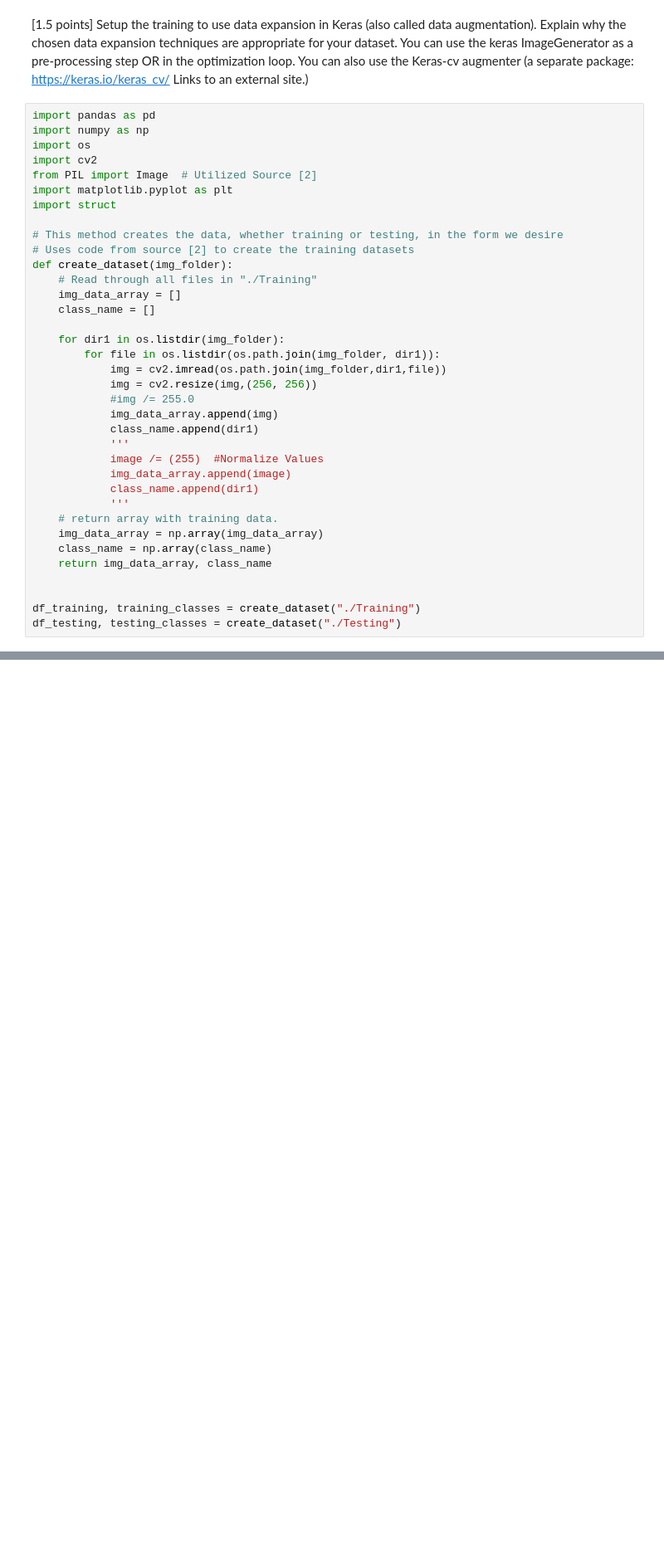
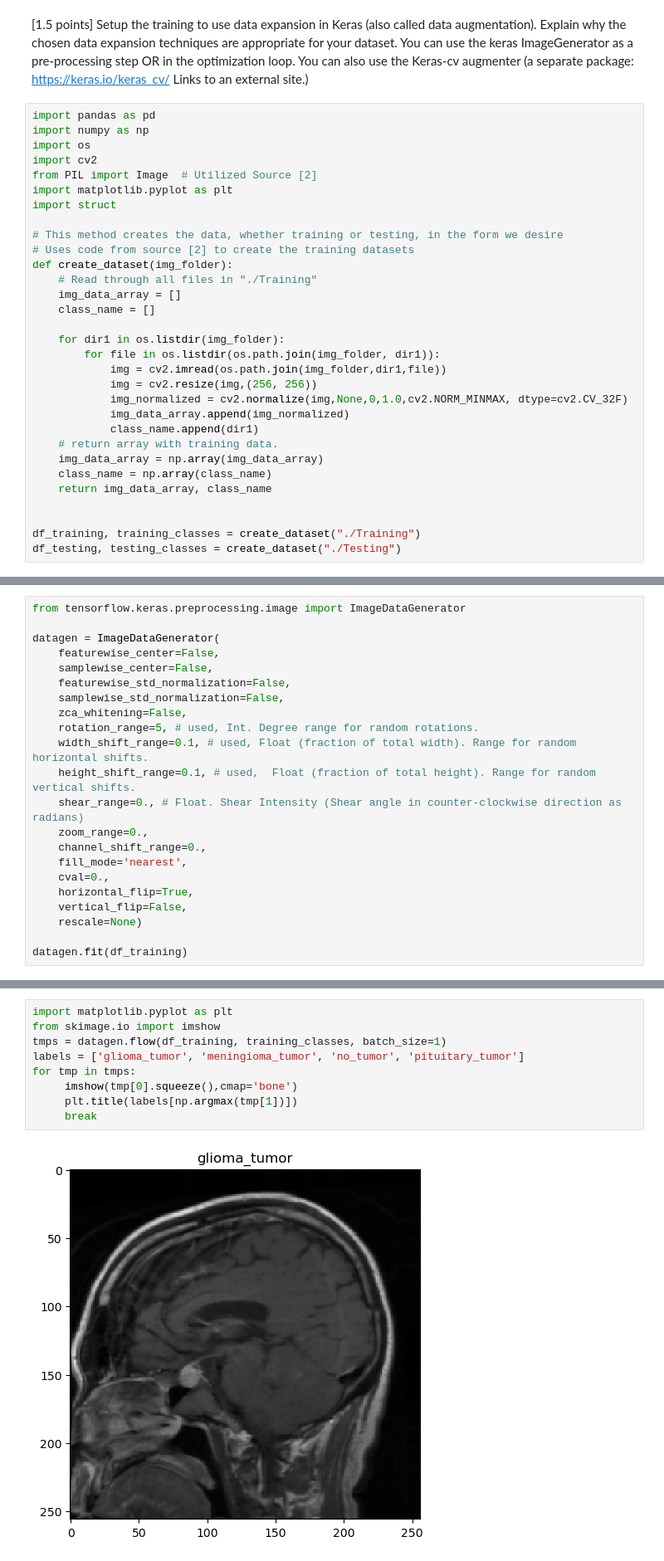
Before and after one commit to yaosam521/ML-Lab-6, a Jupyter notebook: CNN.ipynb, the cells around one changed output, grey strips where cells are left out. Shown at 83% size. Cells and saved outputs as stored; diff of their text form; blank space fills up the shorter version.

Commit message:
Added basic data augmentation

```diff
--- a/CNN.ipynb
+++ b/CNN.ipynb
@@ -48,14 +48,9 @@ def create_dataset(img_folder):
         for file in os.listdir(os.path.join(img_folder, dir1)):
             img = cv2.imread(os.path.join(img_folder,dir1,file))
             img = cv2.resize(img,(256, 256))
-            #img /= 255.0
-            img_data_array.append(img)
+            img_normalized = cv2.normalize(img,None,0,1.0,cv2.NORM_MINMAX, dtype=cv2.CV_32F)
+            img_data_array.append(img_normalized)
             class_name.append(dir1)
-            '''
-            image /= (255)  #Normalize Values
-            img_data_array.append(image)
-            class_name.append(dir1)
-            '''
     # return array with training data.
     img_data_array = np.array(img_data_array)
     class_name = np.array(class_name)
@@ -94,0 +94,22 @@ testing_classes = testing_classes.astype(int)
+# %%
+from tensorflow.keras.preprocessing.image import ImageDataGenerator
+
+datagen = ImageDataGenerator(
+    featurewise_center=False,
+    samplewise_center=False,
+    featurewise_std_normalization=False,
+    samplewise_std_normalization=False,
+    zca_whitening=False,
+    rotation_range=5, # used, Int. Degree range for random rotations.
+    width_shift_range=0.1, # used, Float (fraction of total width). Range for random horizontal shifts.
+    height_shift_range=0.1, # used,  Float (fraction of total height). Range for random vertical shifts.
+    shear_range=0., # Float. Shear Intensity (Shear angle in counter-clockwise direction as radians)
+    zoom_range=0.,
+    channel_shift_range=0.,
+    fill_mode='nearest',
+    cval=0.,
+    horizontal_flip=True,
+    vertical_flip=False,
+    rescale=None)
+
+datagen.fit(df_training)
@@ -95,3 +118,14 @@ testing_classes = testing_classes.astype(int)
+# %%
+import matplotlib.pyplot as plt
+from skimage.io import imshow
+tmps = datagen.flow(df_training, training_classes, batch_size=1)
+labels = ['glioma_tumor', 'meningioma_tumor', 'no_tumor', 'pituitary_tumor']
+for tmp in tmps:
+     imshow(tmp[0].squeeze(),cmap='bone')
+     plt.title(labels[np.argmax(tmp[1])])
+     break
+# %% [output]
+[figure, added]
 # %%
 import tensorflow.keras as keras
 from tensorflow.keras.models import Sequential
```
Also changed, not shown: parts of 9 cells of this notebook, 4 other files.
